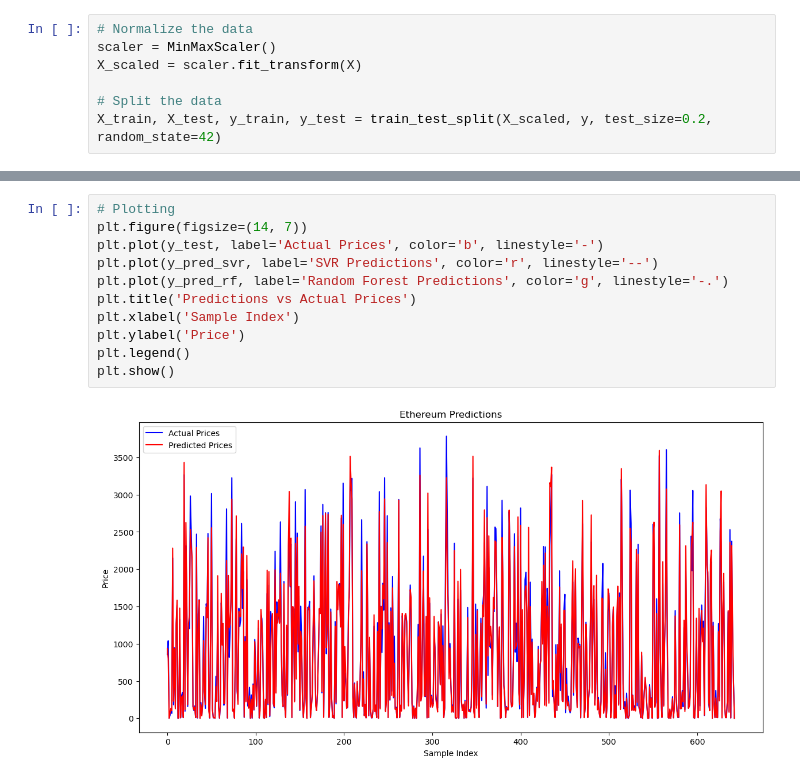
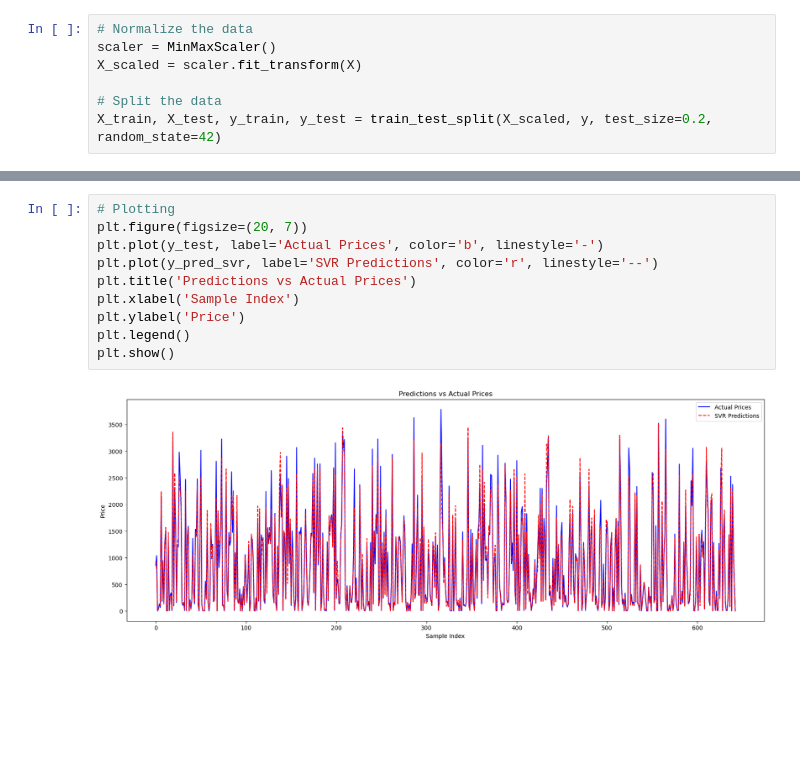
Before and after one commit to gappeah/Ethereum-Prediction-ML, a Jupyter notebook: main_svm.ipynb, the cells around one changed output, grey strips where cells are left out. Saved outputs shown, nothing was run; the diff lists cells and outputs as text; blank space fills up the shorter version.

```diff
--- a/main_svm.ipynb
+++ b/main_svm.ipynb
@@ -119,13 +159,12 @@ R² Score: 0.9677365528641804
 # %%
 # Plotting
-plt.figure(figsize=(14, 7))
+plt.figure(figsize=(20, 7))
 plt.plot(y_test, label='Actual Prices', color='b', linestyle='-')
 plt.plot(y_pred_svr, label='SVR Predictions', color='r', linestyle='--')
-plt.plot(y_pred_rf, label='Random Forest Predictions', color='g', linestyle='-.')
 plt.title('Predictions vs Actual Prices')
 plt.xlabel('Sample Index')
 plt.ylabel('Price')
 plt.legend()
 plt.show()
 # %% [output]
-[figure, old version]
+[figure, new version]
```
Also changed, not shown: parts of 4 cells of this notebook.
